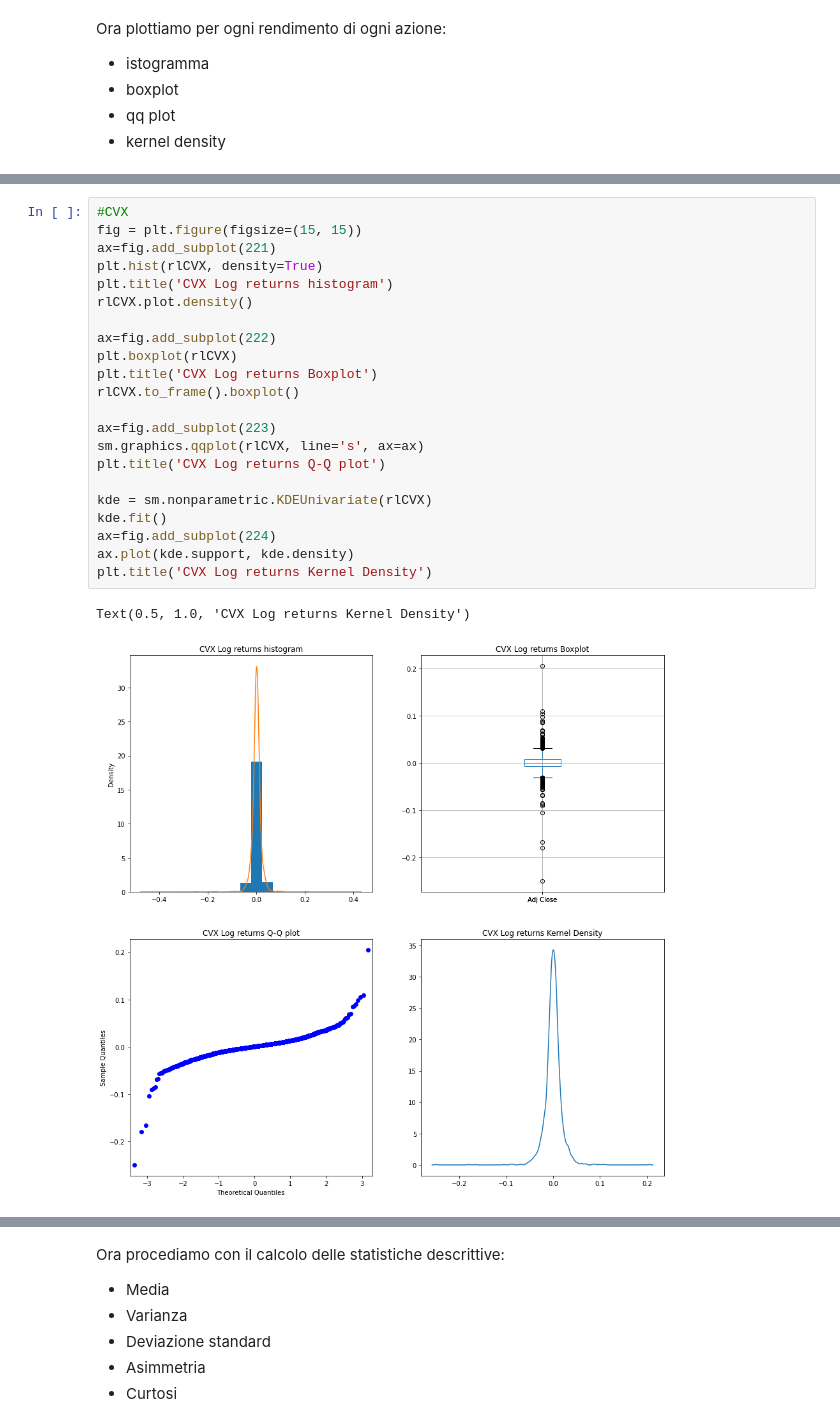
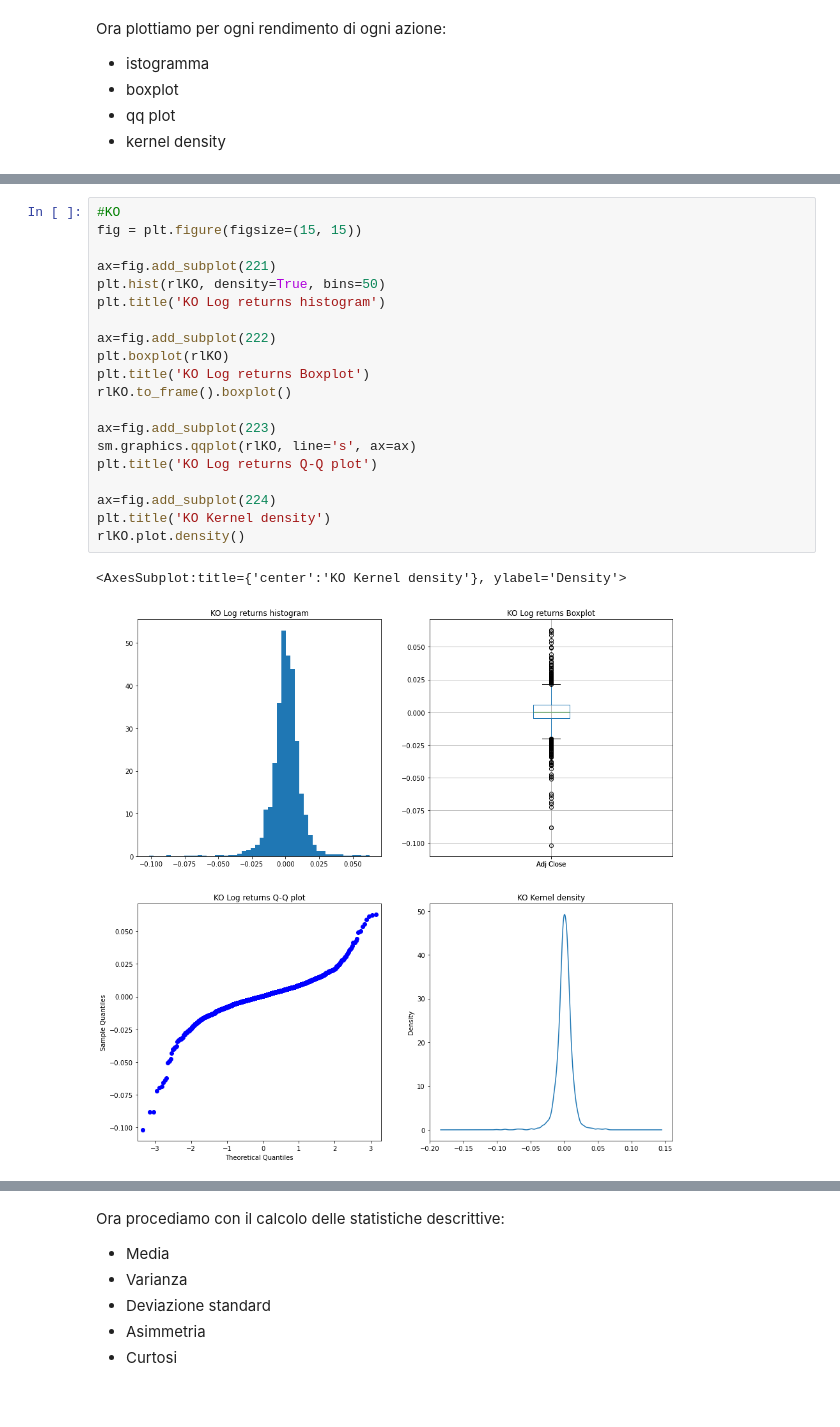
Before and after one commit to michelebanfi/business-intelligence, a Jupyter notebook: BanfiMichele869294.ipynb, the cells around one changed output, grey strips where cells are left out. Drawn from its saved outputs; the diff is of its cells as text.

```diff
--- a/BanfiMichele869294.ipynb
+++ b/BanfiMichele869294.ipynb
@@ -403,26 +400,24 @@ Text(0.5, 1.0, 'PFE Log returns Kernel Density')
 # %%
-#CVX
+#KO
 fig = plt.figure(figsize=(15, 15))
+
 ax=fig.add_subplot(221)
-plt.hist(rlCVX, density=True)
-plt.title('CVX Log returns histogram')
-rlCVX.plot.density()
+plt.hist(rlKO, density=True, bins=50)
+plt.title('KO Log returns histogram')
 
 ax=fig.add_subplot(222)
-plt.boxplot(rlCVX)
-plt.title('CVX Log returns Boxplot')
-rlCVX.to_frame().boxplot()
+plt.boxplot(rlKO)
+plt.title('KO Log returns Boxplot')
+rlKO.to_frame().boxplot()
 
 ax=fig.add_subplot(223)
-sm.graphics.qqplot(rlCVX, line='s', ax=ax)
-plt.title('CVX Log returns Q-Q plot')
+sm.graphics.qqplot(rlKO, line='s', ax=ax)
+plt.title('KO Log returns Q-Q plot')
 
-kde = sm.nonparametric.KDEUnivariate(rlCVX)
-kde.fit()
 ax=fig.add_subplot(224)
-ax.plot(kde.support, kde.density)
-plt.title('CVX Log returns Kernel Density')
+plt.title('KO Kernel density')
+rlKO.plot.density()
 # %% [output]
-Text(0.5, 1.0, 'CVX Log returns Kernel Density')
+<AxesSubplot:title={'center':'KO Kernel density'}, ylabel='Density'>
-[figure, old version]
+[figure, new version]
 # %%
```
Also changed, not shown: parts of 24 cells of this notebook, 11 other files.
